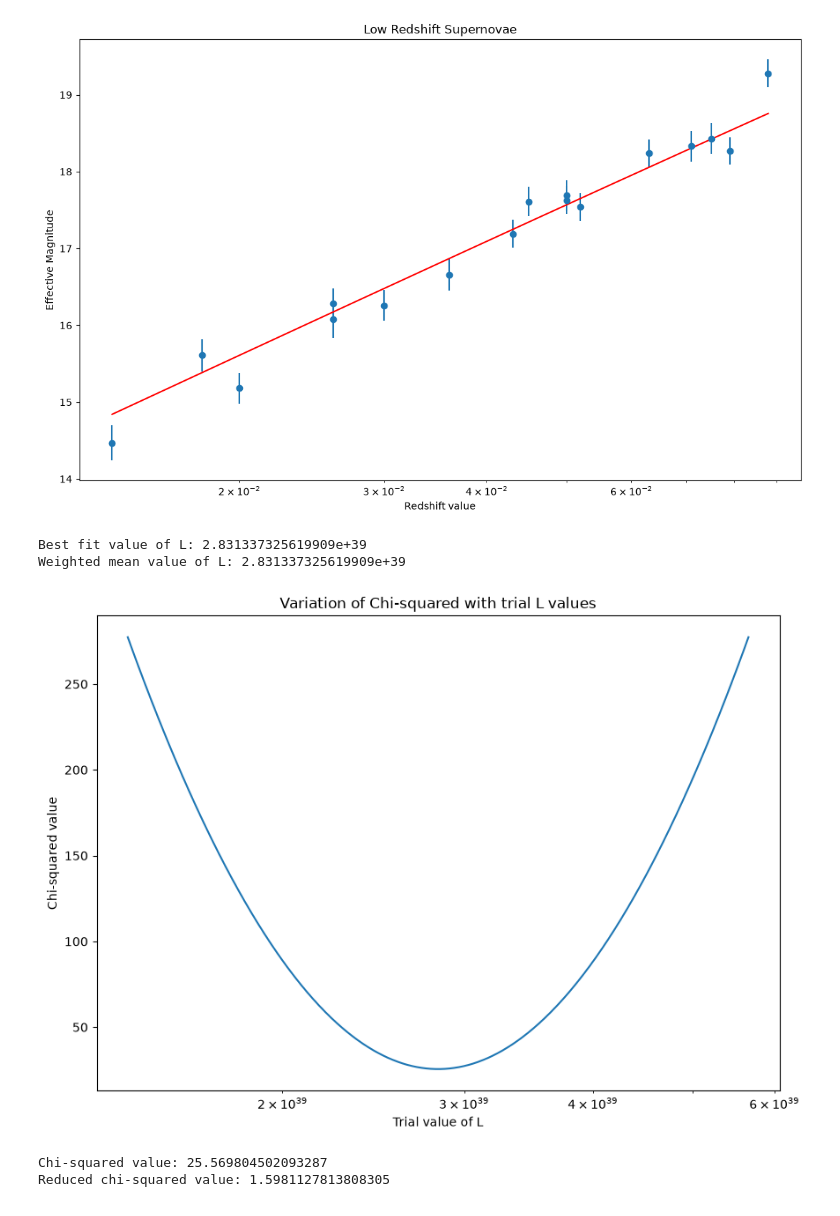
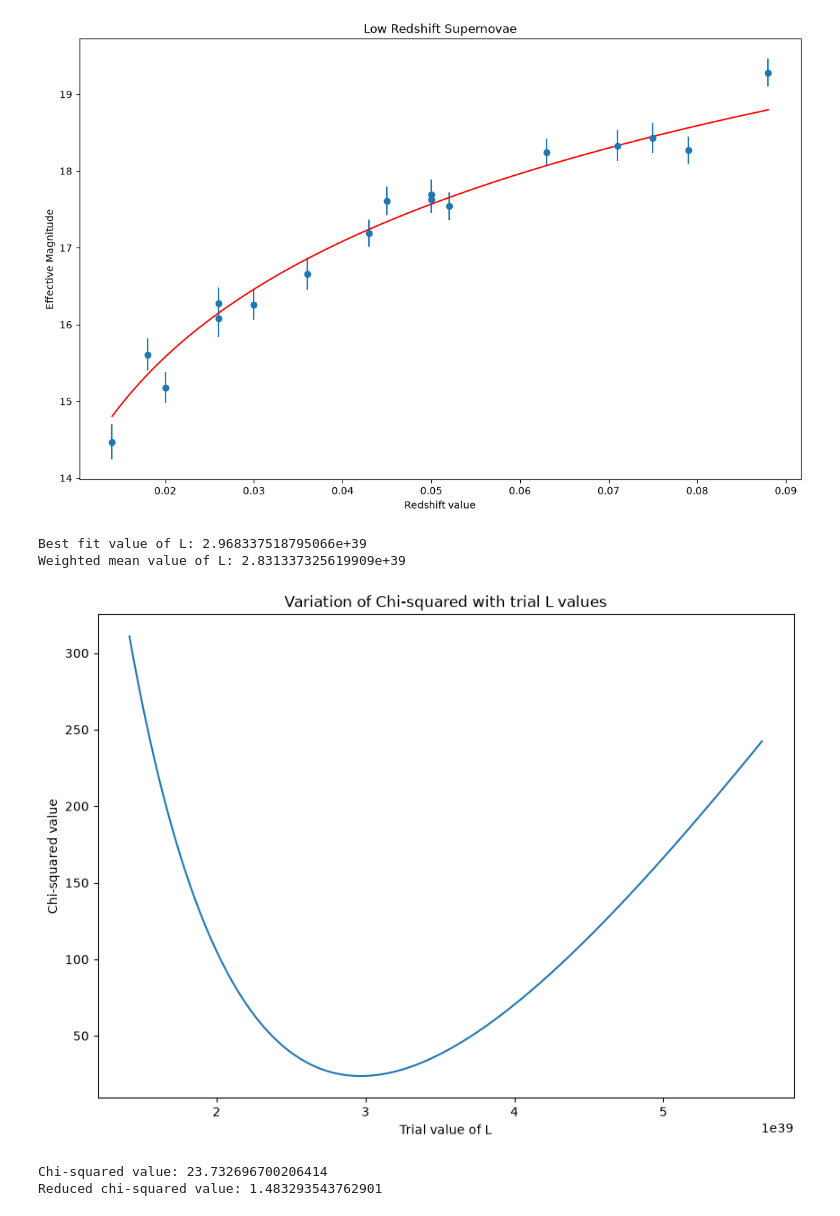
Before and after one commit to caitlin286/Supernova-Cosmology-Computing-Project, a Jupyter notebook: milestone.ipynb, the cells around one changed output. Drawn from its saved outputs; the diff is of its cells as text; code cells hidden in the pictures.

```diff
--- a/milestone.ipynb
+++ b/milestone.ipynb
@@ -34,7 +34,7 @@ def flux(L, d_L):
 # %%
 #defining function to find predicted effective magnitude
 def m_pred(z, f):
-    return -2.5*np.log10((1+z)*f/f_lambda0)
+    return -2.5*np.log10(f/f_lambda0)
 # %%
 #defining chi-squared function
 def chi_squared(m_eff, m_err, m_pred):
@@ -65,29 +63,29 @@ smooth_m_pred_low = m_pred(smooth_z_low, flux(L_best_fit, d_L_low(smooth_z_low))
 plt.figure(figsize=(13,8))
 plt.errorbar(z_low, m_eff_low, yerr=m_err_low, marker='o', linestyle='none')
 plt.plot(smooth_z_low, smooth_m_pred_low, color='red')
-plt.xscale('log')
+#plt.xscale('log')
 plt.xlabel('Redshift value')
 plt.ylabel('Effective Magnitude')
 plt.title('Low Redshift Supernovae')
 plt.show()
 # %% [output]
-[figure, old version]
+[figure, new version]
 # %%
 print("Best fit value of L:", L_best_fit)
 print("Weighted mean value of L:", L_weighted_mean)
 # %% [output]
-Best fit value of L: 2.831337325619909e+39
+Best fit value of L: 2.968337518795066e+39
 Weighted mean value of L: 2.831337325619909e+39
 # %%
 plt.figure(figsize=(10,7))
 plt.plot(trial_L, chi_squared_values)
-plt.xscale('log')
+#plt.xscale('log')
 plt.xlabel('Trial value of L')
 plt.ylabel('Chi-squared value')
 plt.title('Variation of Chi-squared with trial L values')
 plt.show()
 # %% [output]
-[figure, old version]
+[figure, new version]
 # %%
 #cheching what the chi-squared and reduced chi-squared values are
 print("Chi-squared value:",chi_squared_values[np.argmin(chi_squared_values)])
@@ -95,8 +93,8 @@ DoF = len(redshift_low)-1
 reduced_chi_squared = chi_squared_values/DoF
 print("Reduced chi-squared value:", reduced_chi_squared[np.argmin(chi_squared_values)])
 # %% [output]
-Chi-squared value: 25.569804502093287
-Reduced chi-squared value: 1.5981127813808305
+Chi-squared value: 23.732696700206414
+Reduced chi-squared value: 1.483293543762901
 # %%
 #attempt to find the error on the best fit for L peak
 error_range = []
```
Also changed, not shown: parts of 5 cells of this notebook.
